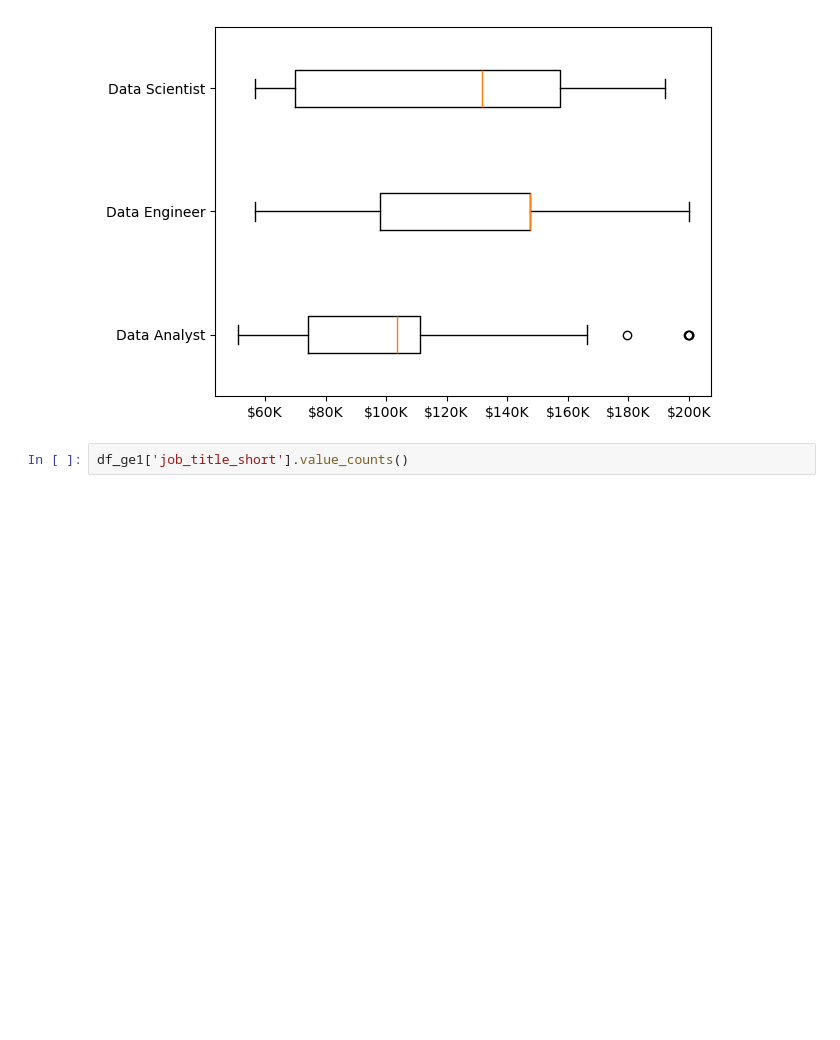
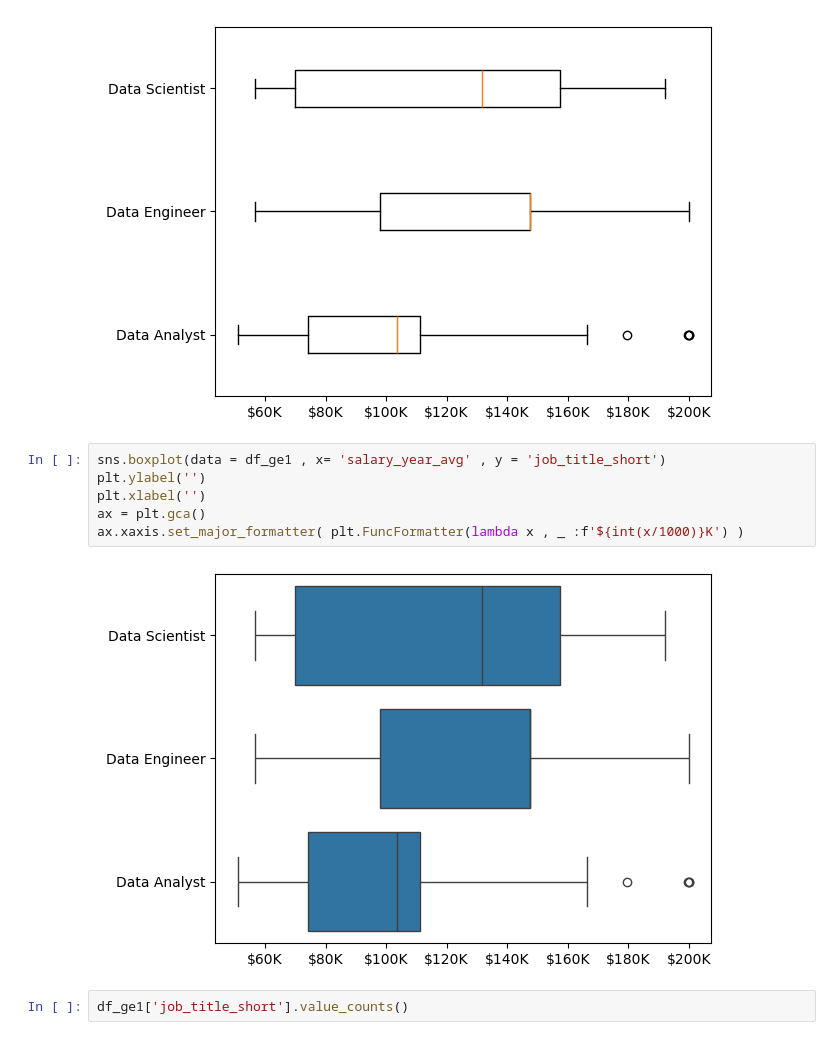
Before and after one commit to eusreeja/Data-Analyst, a Jupyter notebook: pj5.ipynb, the cells around one changed output. Drawn from its saved outputs; the diff is of its cells as text; blank space fills up the shorter version.

```diff
--- a/pj5.ipynb
+++ b/pj5.ipynb
@@ -175,6 +207,14 @@ ax = plt.gca()
 ax.xaxis.set_major_formatter( plt.FuncFormatter(lambda x , _ :f'${int(x/1000)}K') )
 # %% [output]
 [figure]
+# %%
+sns.boxplot(data = df_ge1 , x= 'salary_year_avg' , y = 'job_title_short')
+plt.ylabel('')
+plt.xlabel('')
+ax = plt.gca()
+ax.xaxis.set_major_formatter( plt.FuncFormatter(lambda x , _ :f'${int(x/1000)}K') )
+# %% [output]
+[figure, added]
 # %%
 df_ge1['job_title_short'].value_counts()
 # %% [output]
```
Also changed, not shown: parts of 8 cells of this notebook, 2 other files.
